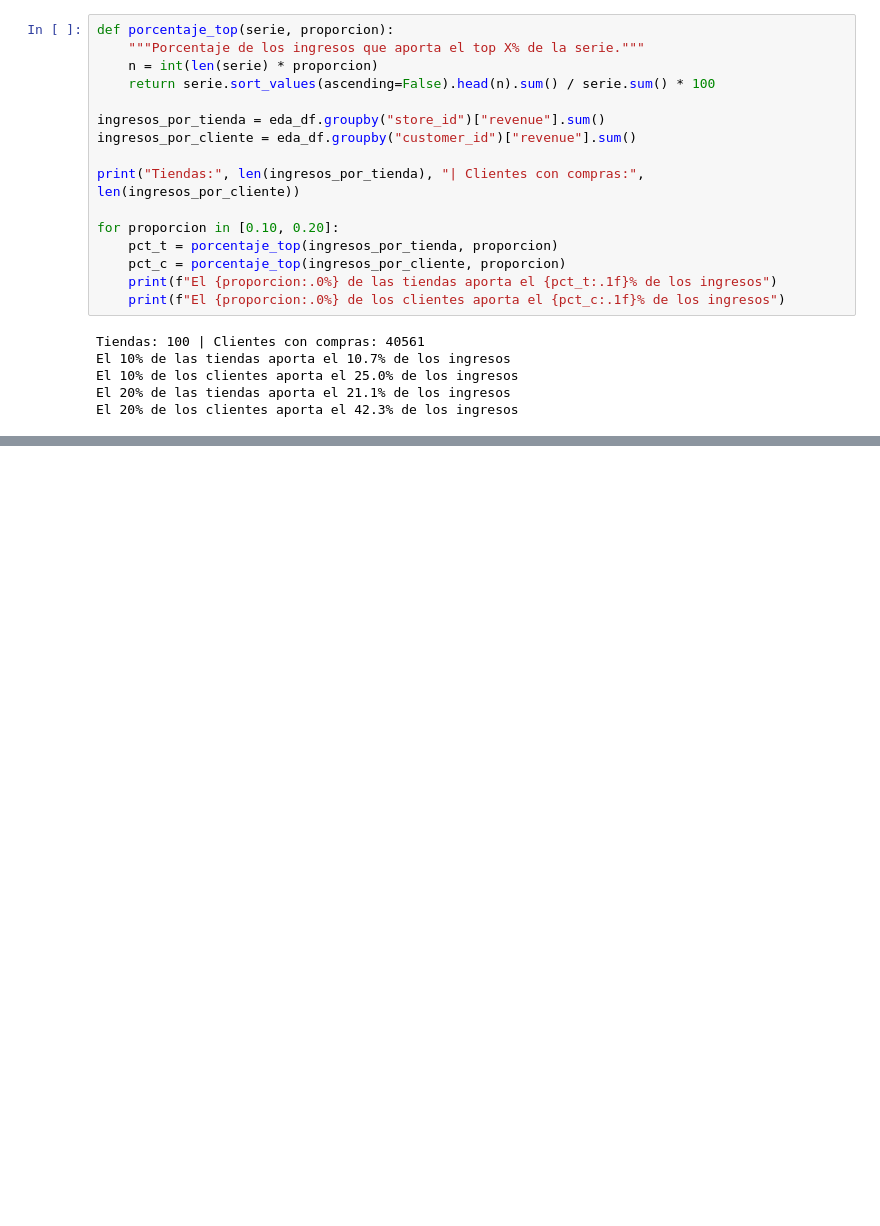
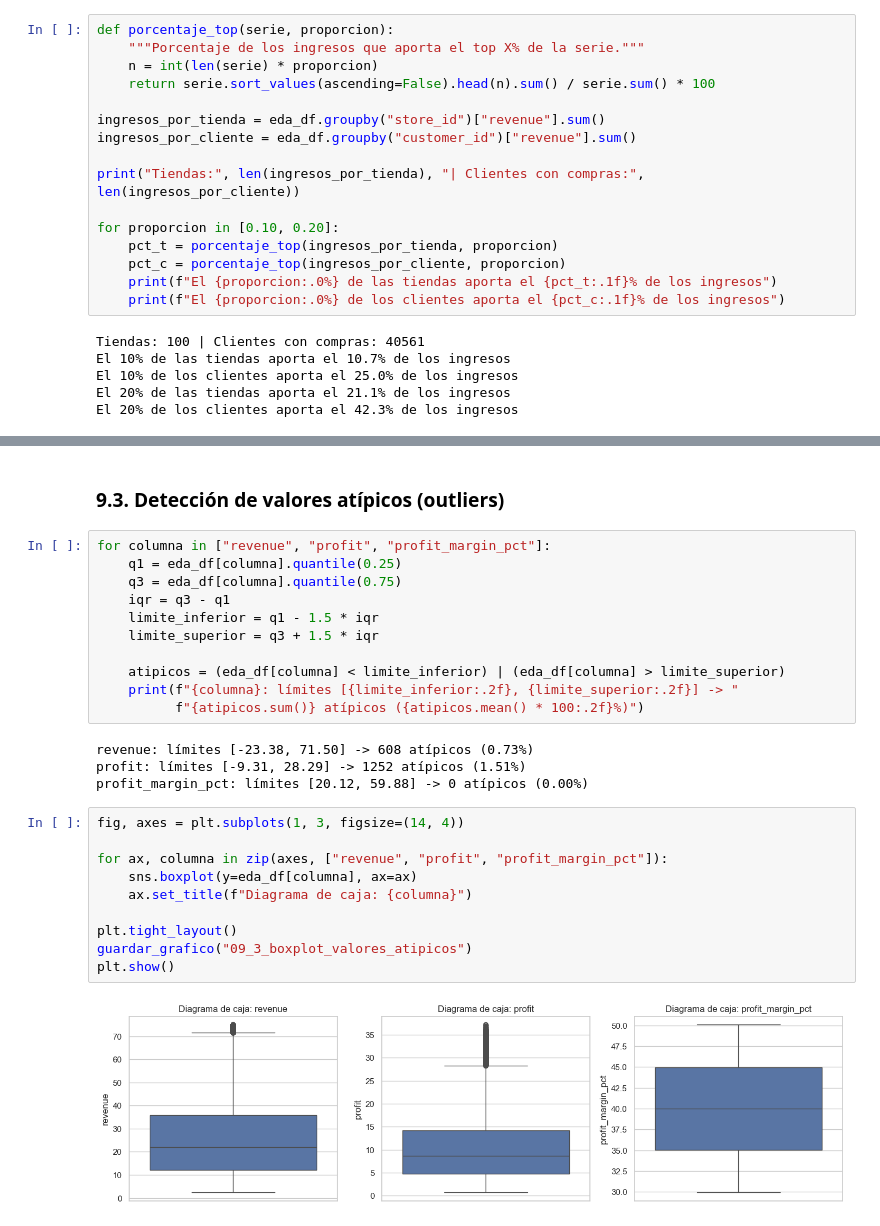
Before and after one commit to SofiaConsoli/Proyecto_Final_Data_and_Analytics, a Jupyter notebook: notebooks/proyecto_final_EDA_python.ipynb, the cells around one changed output, grey strips where cells are left out. Saved outputs shown, nothing was run; the diff lists cells and outputs as text; blank space fills up the shorter version.

```diff
--- a/notebooks/proyecto_final_EDA_python.ipynb
+++ b/notebooks/proyecto_final_EDA_python.ipynb
@@ -937,0 +1012,29 @@ El 20% de los clientes aporta el 42.3% de los ingresos
+# %% [markdown]
+### 9.3. Detección de valores atípicos (outliers)
+# %%
+for columna in ["revenue", "profit", "profit_margin_pct"]:
+    q1 = eda_df[columna].quantile(0.25)
+    q3 = eda_df[columna].quantile(0.75)
+    iqr = q3 - q1
+    limite_inferior = q1 - 1.5 * iqr
+    limite_superior = q3 + 1.5 * iqr
+
+    atipicos = (eda_df[columna] < limite_inferior) | (eda_df[columna] > limite_superior)
+    print(f"{columna}: límites [{limite_inferior:.2f}, {limite_superior:.2f}] -> "
+          f"{atipicos.sum()} atípicos ({atipicos.mean() * 100:.2f}%)")
+# %% [output]
+revenue: límites [-23.38, 71.50] -> 608 atípicos (0.73%)
+profit: límites [-9.31, 28.29] -> 1252 atípicos (1.51%)
+profit_margin_pct: límites [20.12, 59.88] -> 0 atípicos (0.00%)
+# %%
+fig, axes = plt.subplots(1, 3, figsize=(14, 4))
+
+for ax, columna in zip(axes, ["revenue", "profit", "profit_margin_pct"]):
+    sns.boxplot(y=eda_df[columna], ax=ax)
+    ax.set_title(f"Diagrama de caja: {columna}")
+
+plt.tight_layout()
+guardar_grafico("09_3_boxplot_valores_atipicos")
+plt.show()
+# %% [output]
+[figure, added]
```
Also changed, not shown: parts of 41 cells of this notebook, 4 other files.
